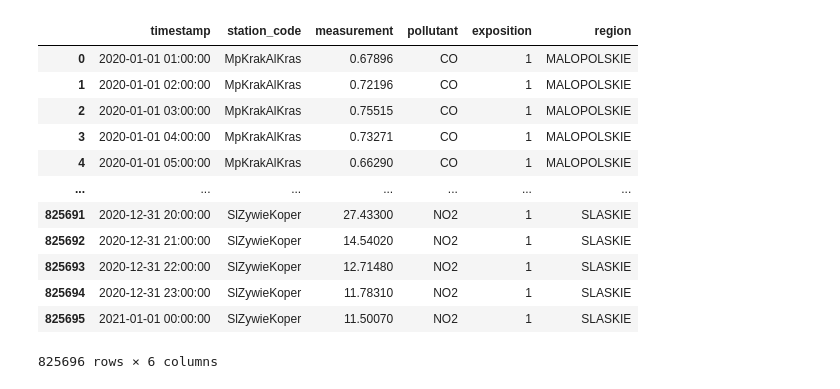
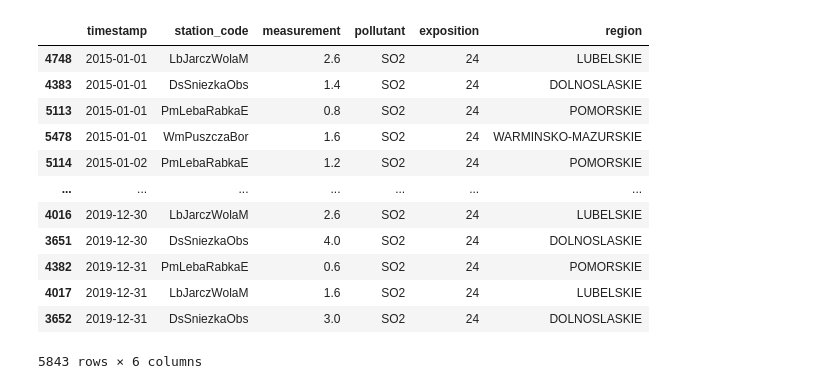
Before and after one commit to DominikRafacz/polish-air-quality-data-analysis, a Jupyter notebook: mock_plots.ipynb, the cells around one changed output. Drawn from its saved outputs; the diff is of its cells as text; code cells hidden in the pictures.

```diff
--- a/mock_plots.ipynb
+++ b/mock_plots.ipynb
@@ -3,16 +0,0 @@ import read
-# %%
-read.query_data_range(years=2020, pollutants=['SO2', 'CO', 'NO2'], expositions=1, regions=['MALOPOLSKIE', 'MAZOWIECKIE', 'SLASKIE'])
-# %% [output]
-|  | timestamp | station_code | measurement | pollutant | exposition | region |
-| 0 | 2020-01-01 01:00:00 | MpKrakAlKras | 0.67896 | CO | 1 | MALOPOLSKIE |
-| 1 | 2020-01-01 02:00:00 | MpKrakAlKras | 0.72196 | CO | 1 | MALOPOLSKIE |
-| 2 | 2020-01-01 03:00:00 | MpKrakAlKras | 0.75515 | CO | 1 | MALOPOLSKIE |
-| 3 | 2020-01-01 04:00:00 | MpKrakAlKras | 0.73271 | CO | 1 | MALOPOLSKIE |
-| 4 | 2020-01-01 05:00:00 | MpKrakAlKras | 0.66290 | CO | 1 | MALOPOLSKIE |
-| ... | ... | ... | ... | ... | ... | ... |
-| 825691 | 2020-12-31 20:00:00 | SlZywieKoper | 27.43300 | NO2 | 1 | SLASKIE |
-| 825692 | 2020-12-31 21:00:00 | SlZywieKoper | 14.54020 | NO2 | 1 | SLASKIE |
-| 825693 | 2020-12-31 22:00:00 | SlZywieKoper | 12.71480 | NO2 | 1 | SLASKIE |
-| 825694 | 2020-12-31 23:00:00 | SlZywieKoper | 11.78310 | NO2 | 1 | SLASKIE |
-| 825695 | 2021-01-01 00:00:00 | SlZywieKoper | 11.50070 | NO2 | 1 | SLASKIE |
-825696 rows × 6 columns
@@ -18,0 +9,21 @@ read.query_data_range(years=2020, pollutants=['SO2', 'CO', 'NO2'], expositions=1
+# %%
+years_historical = list(range(2015, 2020))
+
+data_historical = read.query_data_range(years=years_historical, pollutants='SO2', expositions=24)
+data_2020 = read.read_normalized_data(year=2020, pollutant='SO2', exposition=24)
+# %%
+data_historical.sort_values('timestamp')
+# %% [output]
+|  | timestamp | station_code | measurement | pollutant | exposition | region |
+| 4748 | 2015-01-01 | LbJarczWolaM | 2.6 | SO2 | 24 | LUBELSKIE |
+| 4383 | 2015-01-01 | DsSniezkaObs | 1.4 | SO2 | 24 | DOLNOSLASKIE |
+| 5113 | 2015-01-01 | PmLebaRabkaE | 0.8 | SO2 | 24 | POMORSKIE |
+| 5478 | 2015-01-01 | WmPuszczaBor | 1.6 | SO2 | 24 | WARMINSKO-MAZURSKIE |
+| 5114 | 2015-01-02 | PmLebaRabkaE | 1.2 | SO2 | 24 | POMORSKIE |
+| ... | ... | ... | ... | ... | ... | ... |
+| 4016 | 2019-12-30 | LbJarczWolaM | 2.6 | SO2 | 24 | LUBELSKIE |
+| 3651 | 2019-12-30 | DsSniezkaObs | 4.0 | SO2 | 24 | DOLNOSLASKIE |
+| 4382 | 2019-12-31 | PmLebaRabkaE | 0.6 | SO2 | 24 | POMORSKIE |
+| 4017 | 2019-12-31 | LbJarczWolaM | 1.6 | SO2 | 24 | LUBELSKIE |
+| 3652 | 2019-12-31 | DsSniezkaObs | 3.0 | SO2 | 24 | DOLNOSLASKIE |
+5843 rows × 6 columns
```
Also changed, not shown: parts of 7 cells of this notebook.
